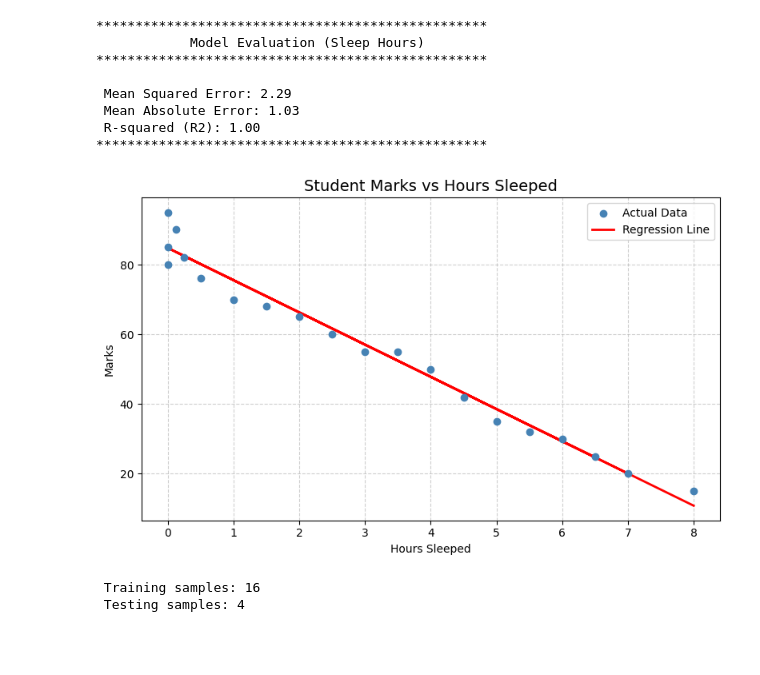
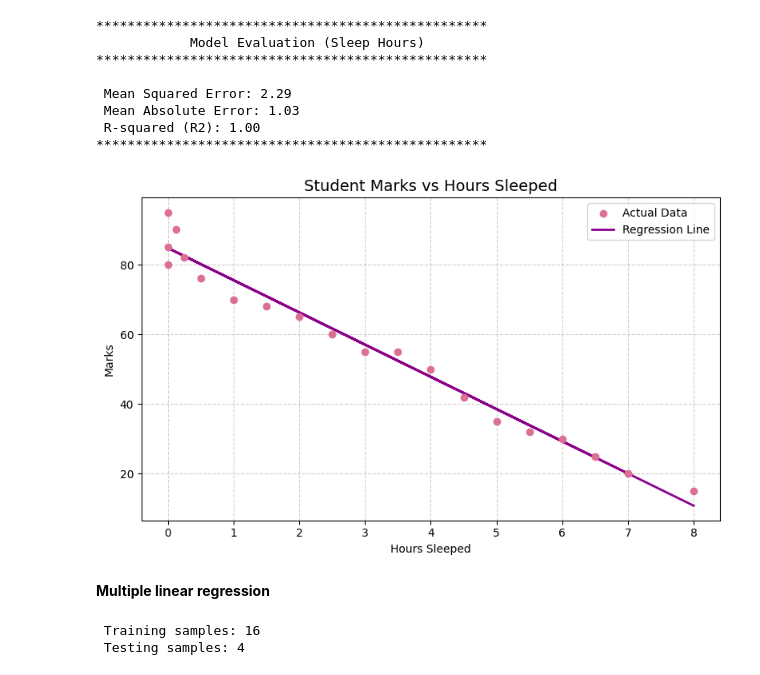
Before and after one commit to RadhikaKapoor383/student-marks-predictor, a Jupyter notebook: marks-predictor.ipynb, the cells around one changed output. Cells and saved outputs as stored; diff of their text form; code cells hidden in the pictures; blank space fills up the shorter version.

Commit message:
Update regression plots: modified 'regression_plot_multiple_linear.png' and 'regression_plot_sleep_hours.png' to reflect new analysis results.

```diff
--- a/marks-predictor.ipynb
+++ b/marks-predictor.ipynb
@@ -176,18 +176,20 @@ print("*"*50)
 **************************************************
 # %%
 plt.figure(figsize=(8, 5))
-plt.scatter(X, y, color='steelblue', label='Actual Data', zorder=3)
-plt.plot(X, model.predict(X), color='red', linewidth=2, label='Regression Line')
+plt.scatter(X, y, color='palevioletred', label='Actual Data', zorder=3)
+plt.plot(X, model.predict(X), color='darkmagenta', linewidth=2, label='Regression Line')
 plt.title('Student Marks vs Hours Sleeped', fontsize=14)
 plt.xlabel('Hours Sleeped')
 plt.ylabel('Marks')
 plt.legend()
 plt.grid(True, linestyle='--', alpha=0.6)
 plt.tight_layout()
 plt.savefig('regression_plot_sleep_hours.png')
 plt.show()
 # %% [output]
-[figure, old version]
+[figure, new version]
+# %% [markdown]
+<b>Multiple linear regression</b>
 # %%
 features = ['Hours_Studied', 'Sleep_Hours', 'Play_Hours']
 X = dataset[features]
```
Also changed, not shown: parts of 3 cells of this notebook, 3 other files.
